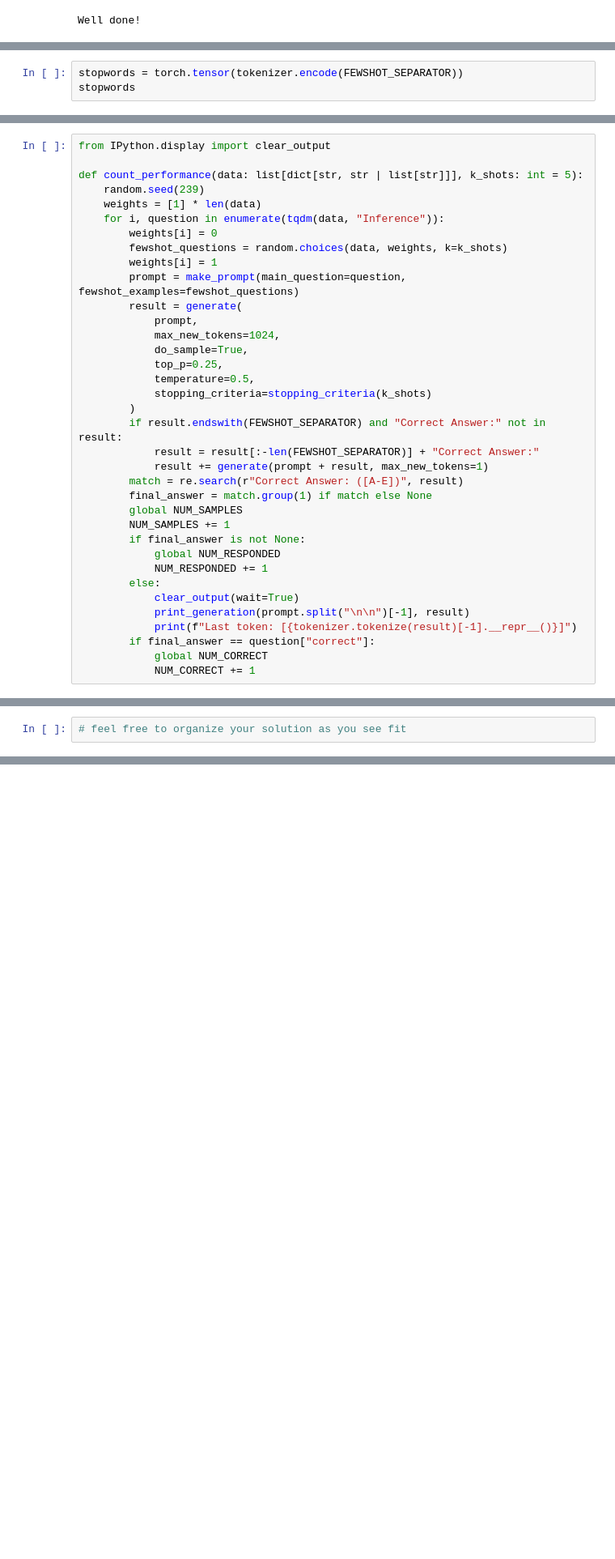
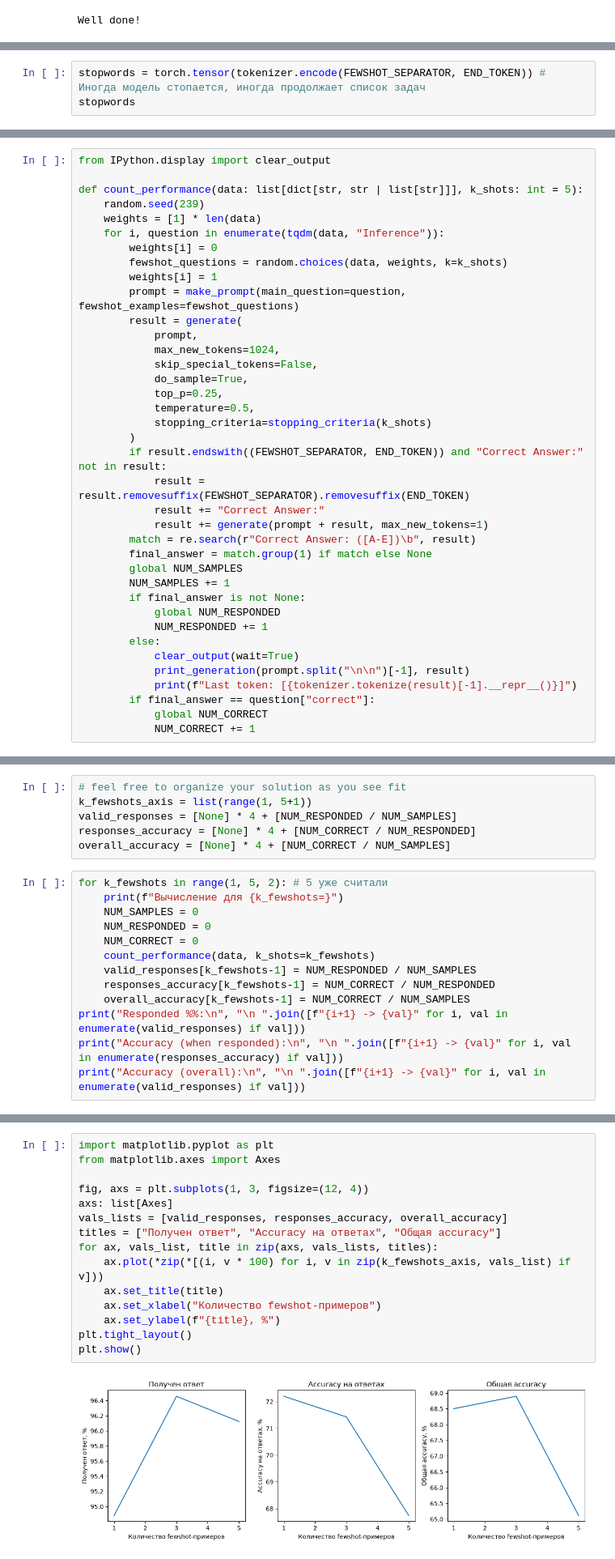
Before and after one commit to AjnoEO/ysda_nlp_course, a Jupyter notebook: week06_icl/homework_ICL.ipynb, the cells around one changed output, grey strips where cells are left out. Shown at 81% size. Drawn from its saved outputs; the diff is of its cells as text; blank space fills up the shorter version.

```diff
--- a/week06_icl/homework_ICL.ipynb
+++ b/week06_icl/homework_ICL.ipynb
@@ -928,4 +933,4 @@ NUM_CORRECT = 0    # how many times did the model's chosen answer (letter) match
 # %%
-stopwords = torch.tensor(tokenizer.encode(FEWSHOT_SEPARATOR))
+stopwords = torch.tensor(tokenizer.encode(FEWSHOT_SEPARATOR, END_TOKEN)) # Иногда модель стопается, иногда продолжает список задач
 stopwords
 # %% [output]
@@ -990,15 +995,17 @@ def count_performance(data: list[dict[str, str | list[str]]], k_shots: int = 5):
         result = generate(
             prompt,
             max_new_tokens=1024,
+            skip_special_tokens=False,
             do_sample=True,
             top_p=0.25,
             temperature=0.5,
             stopping_criteria=stopping_criteria(k_shots)
         )
-        if result.endswith(FEWSHOT_SEPARATOR) and "Correct Answer:" not in result:
-            result = result[:-len(FEWSHOT_SEPARATOR)] + "Correct Answer:"
+        if result.endswith((FEWSHOT_SEPARATOR, END_TOKEN)) and "Correct Answer:" not in result:
+            result = result.removesuffix(FEWSHOT_SEPARATOR).removesuffix(END_TOKEN)
+            result += "Correct Answer:"
             result += generate(prompt + result, max_new_tokens=1)
-        match = re.search(r"Correct Answer: ([A-E])", result)
+        match = re.search(r"Correct Answer: ([A-E])\b", result)
         final_answer = match.group(1) if match else None
         global NUM_SAMPLES
         NUM_SAMPLES += 1
@@ -1113,3 +1113,20 @@ Write a short informal report about what you tried and, in doing so, what did yo
 You are allowed (but not required) to prompt the model into generating a report for you --- or helping you write one. However, if you do so, make sure that it is still human-readable :)
 # %%
 # feel free to organize your solution as you see fit
+k_fewshots_axis = list(range(1, 5+1))
+valid_responses = [None] * 4 + [NUM_RESPONDED / NUM_SAMPLES]
+responses_accuracy = [None] * 4 + [NUM_CORRECT / NUM_RESPONDED]
+overall_accuracy = [None] * 4 + [NUM_CORRECT / NUM_SAMPLES]
+# %%
+for k_fewshots in range(1, 5, 2): # 5 уже считали
+    print(f"Вычисление для {k_fewshots=}")
+    NUM_SAMPLES = 0
+    NUM_RESPONDED = 0
+    NUM_CORRECT = 0
+    count_performance(data, k_shots=k_fewshots)
+    valid_responses[k_fewshots-1] = NUM_RESPONDED / NUM_SAMPLES
+    responses_accuracy[k_fewshots-1] = NUM_CORRECT / NUM_RESPONDED
+    overall_accuracy[k_fewshots-1] = NUM_CORRECT / NUM_SAMPLES
+print("Responded %%:\n", "\n ".join([f"{i+1} -> {val}" for i, val in enumerate(valid_responses) if val]))
+print("Accuracy (when responded):\n", "\n ".join([f"{i+1} -> {val}" for i, val in enumerate(responses_accuracy) if val]))
+print("Accuracy (overall):\n", "\n ".join([f"{i+1} -> {val}" for i, val in enumerate(valid_responses) if val]))
@@ -1115,0 +1163,17 @@ You are allowed (but not required) to prompt the model into generating a report
+# %%
+import matplotlib.pyplot as plt
+from matplotlib.axes import Axes
+
+fig, axs = plt.subplots(1, 3, figsize=(12, 4))
+axs: list[Axes]
+vals_lists = [valid_responses, responses_accuracy, overall_accuracy]
+titles = ["Получен ответ", "Accuracy на ответах", "Общая accuracy"]
+for ax, vals_list, title in zip(axs, vals_lists, titles):
+    ax.plot(*zip(*[(i, v * 100) for i, v in zip(k_fewshots_axis, vals_list) if v]))
+    ax.set_title(title)
+    ax.set_xlabel("Количество fewshot-примеров")
+    ax.set_ylabel(f"{title}, %")
+plt.tight_layout()
+plt.show()
+# %% [output]
+[figure, added]
```
Also changed, not shown: parts of 10 cells of this notebook.
